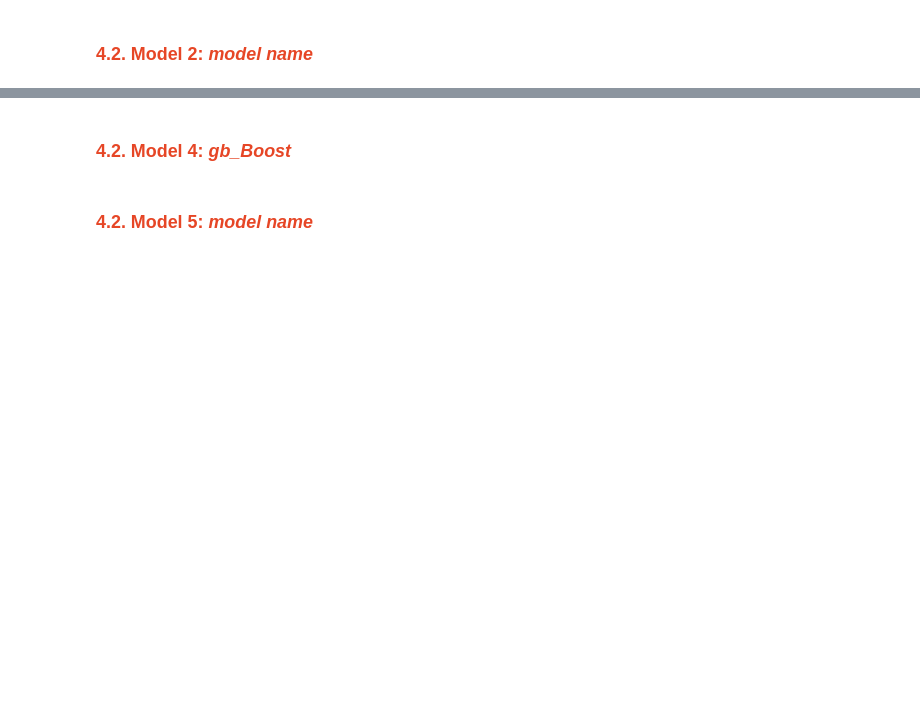
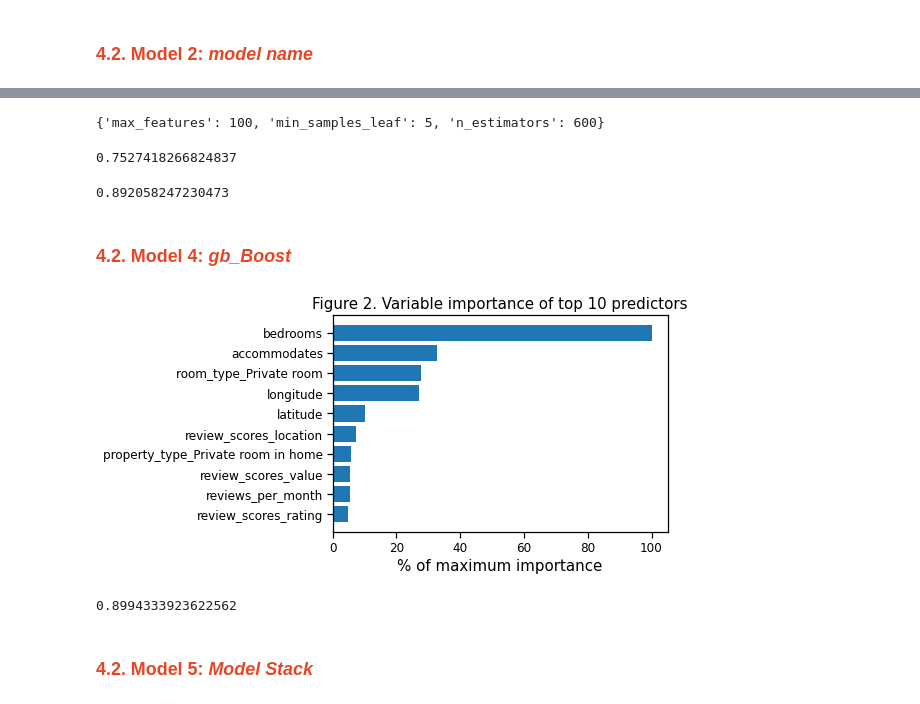
Before and after one commit to Jamielimingzhe/QBUS6810, a Jupyter notebook: QBUS6810_Group18_Notebook.ipynb, the cells around one changed output, grey strips where cells are left out. Cells and saved outputs as stored; diff of their text form; code cells hidden in the pictures; blank space fills up the shorter version.

```diff
--- a/QBUS6810_Group18_Notebook.ipynb
+++ b/QBUS6810_Group18_Notebook.ipynb
@@ -422,0 +427,25 @@ m1_submission.to_csv('model1_Lasso_scaled_submission.csv', index=False)
+# %%
+model = RandomForestRegressor(random_state=1)
+
+tuning_parameters = {
+    'min_samples_leaf': [5],
+    'max_features': [100],
+    'n_estimators': [600,700,800]
+}
+
+rf_cv = GridSearchCV(model, tuning_parameters, cv=5, return_train_score=False, n_jobs=4)
+rf_cv.fit(X_train_scaled,y_train)
+rf = rf_cv.best_estimator_
+
+rf_cv.best_params_
+# %% [output]
+{'max_features': 100, 'min_samples_leaf': 5, 'n_estimators': 600}
+# %%
+rf.fit(X_train_scaled,y_train)
+rf.score(X_test_scaled, y_test)
+# %% [output]
+0.7527418266824837
+# %%
+rf.fit(X_scaled,y_train_log)
+# %% [output]
+0.892058247230473
@@ -423,5 +460,21 @@ m1_submission.to_csv('model1_Lasso_scaled_submission.csv', index=False)
 # %% [markdown]
 ### <font color = '#e64626'><a id='model_4'>4.2. Model 4: *gb_Boost*</a></font>
 # %%
-gb_boost = GradientBoostingRegressor(learning_rate=0.01, max_depth=5, n_estimators=2000, subsample=0.5)
-gb_boost.fit(X_train, resid);
+gb = GradientBoostingRegressor(learning_rate=0.05, max_depth=2, n_estimators=2000, subsample=0.5)
+gb.fit(X_scaled,y_train_log);
+# %%
+p = 10
+
+importance = 100*(gb.feature_importances_/np.max(gb.feature_importances_))
+feature_importance = pd.Series(importance, index=predictors).sort_values(ascending=True)
+
+plt.barh(np.arange(p), feature_importance[-p:])
+plt.yticks(np.arange(p), feature_importance[-p:].index)
+plt.xlabel('% of maximum importance')
+plt.title('Figure 2. Variable importance of top {} predictors'.format(p));
+# %% [output]
+[figure, added]
+# %%
+gb.score(X_scaled,y_train_log)
+# %% [output]
+0.8994333923622562
@@ -428,2 +489,2 @@ gb_boost.fit(X_train, resid);
 # %% [markdown]
-### <font color = '#e64626'><a id='mode_5'>4.2. Model 5: *model name*</a></font>
+### <font color = '#e64626'><a id='mode_5'>4.2. Model 5: *Model Stack*</a></font>
```
Also changed, not shown: parts of 42 cells of this notebook, 8 other files.
